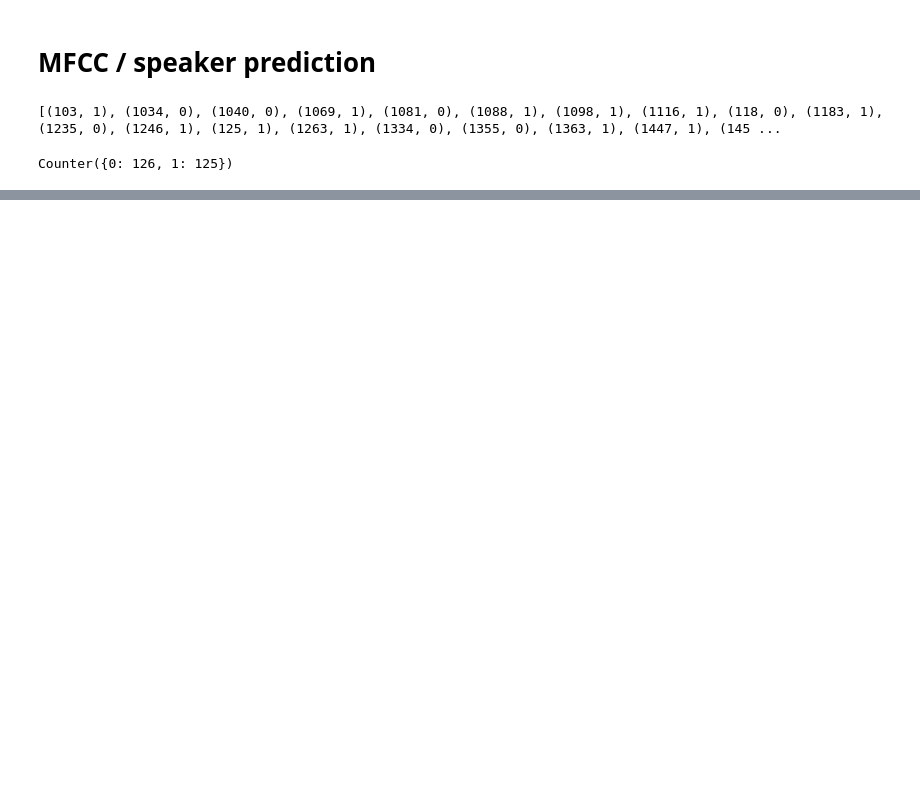
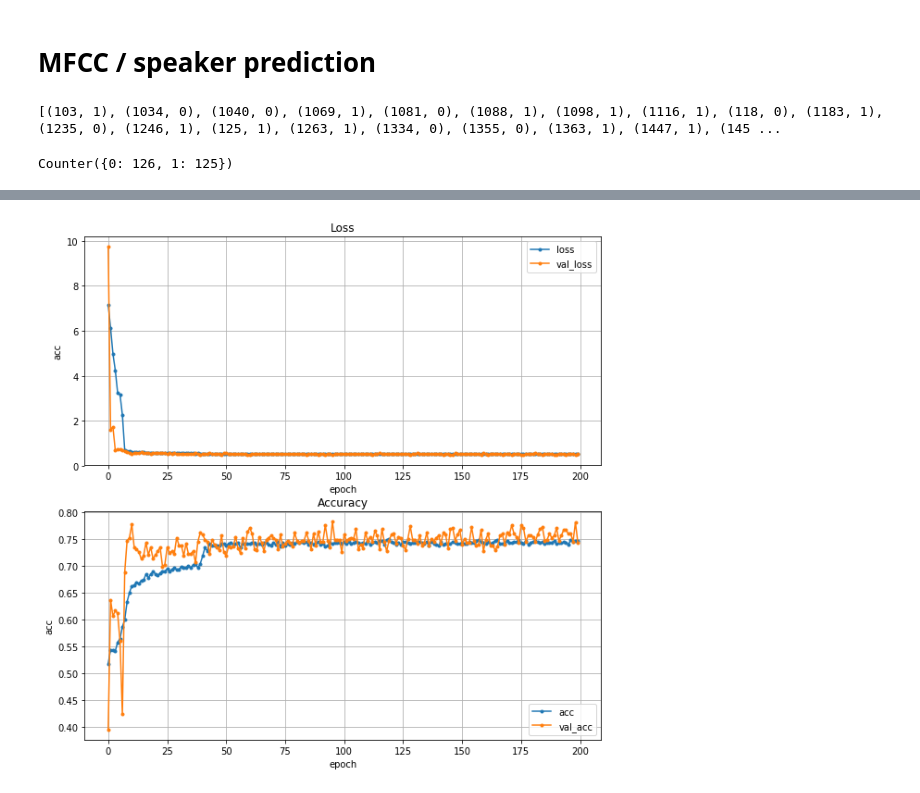
Before and after one commit to 0225kazuki/lstm_for_meetup, a Jupyter notebook: MFCC.ipynb, the cells around one changed output, grey strips where cells are left out. Drawn from its saved outputs; the diff is of its cells as text; code cells hidden in the pictures; blank space fills up the shorter version.

```diff
--- a/MFCC.ipynb
+++ b/MFCC.ipynb
@@ -224,0 +255,14 @@ plt.show()
+# %%
+import librosa
+# mfccしてプロット
+# print(x_train[0].shape)
+mfccs = librosa.feature.mfcc(x_train[0], sr=16000, hop_length=2048)
+# print(mfccs)
+# plt.figure()
+# plt.plot(mfccs)
+# plt.show()
+X_train = np.array([librosa.feature.mfcc(x, sr=16000, hop_length=2048) for x in x_train])
+X_test = np.array([librosa.feature.mfcc(x,  sr=16000, hop_length=2048) for x in x_test])
+# %%
+X_train = X_train.reshape(-1,20)
+X_test = X_test.reshape(-1,20)
@@ -224,0 +287,3 @@ plt.show()
+# %%
+Y_train = np_utils.to_categorical(y_train)
+Y_test = np_utils.to_categorical(y_test)
@@ -224,0 +347,33 @@ plt.show()
+# %%
+import matplotlib.pyplot as plt
+# plot results
+loss = history.history['loss']
+val_loss = history.history['val_loss']
+
+acc = history.history['acc']
+val_acc = history.history['val_acc']
+
+plt.figure(figsize=(10,10))
+plt.subplot(2,1,1)
+plt.title('Loss')
+epochs = len(loss)
+plt.plot(range(epochs), loss, marker='.', label='loss')
+plt.plot(range(epochs), val_loss, marker='.', label='val_loss')
+plt.legend(loc='best')
+plt.grid()
+plt.xlabel('epoch')
+plt.ylabel('acc')
+
+plt.subplot(2,1,2)
+plt.title('Accuracy')
+plt.plot(range(epochs), acc, marker='.', label='acc')
+plt.plot(range(epochs), val_acc, marker='.', label='val_acc')
+plt.legend(loc='best')
+plt.grid()
+plt.xlabel('epoch')
+plt.ylabel('acc')
+plt.show()
+
+# plt.savefig('rms_cifar3_50epochs.png')
+# %% [output]
+[figure, added]
```
Also changed, not shown: parts of 13 cells of this notebook, 2 other files.
